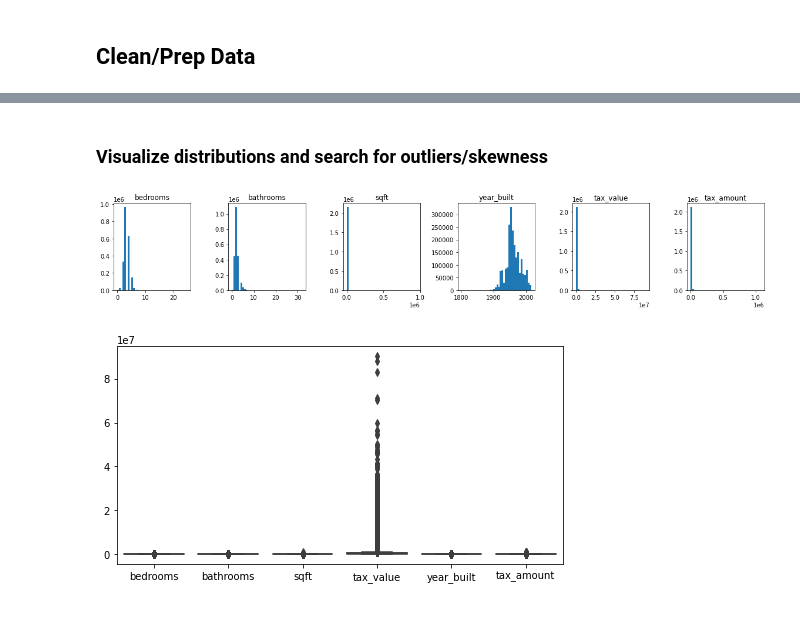
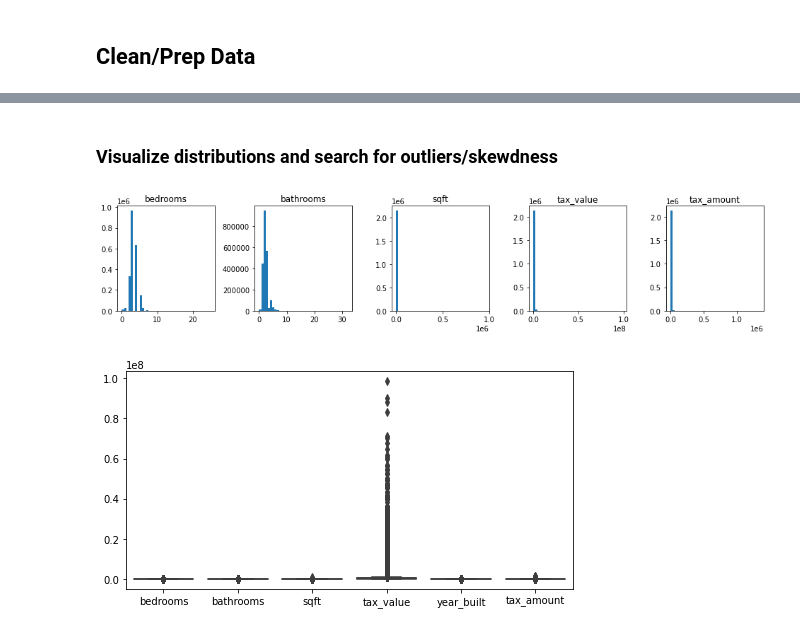
Before and after one commit to kristofer-rivera/regression-exercises, a Jupyter notebook: wrangle.ipynb, the cells around one changed output, grey strips where cells are left out. Drawn from its saved outputs; the diff is of its cells as text; code cells hidden in the pictures.

```diff
--- a/wrangle.ipynb
+++ b/wrangle.ipynb
@@ -61,8 +65,8 @@ memory usage: 115.0 MB
 #Cache a local csv file
 df.to_csv('zillow_raw.csv', index=False)
 # %%
-zillow = pd.read_csv('zillow_raw.csv')
-zillow.head()
+df = pd.read_csv('zillow_raw.csv')
+df.head()
 # %% [output]
 |  | bedroomcnt | bathroomcnt | calculatedfinishedsquarefeet | taxvaluedollarcnt | yearbuilt | taxamount | fips |
 | 0 | 0.0 | 0.0 | NaN | 27516.0 | NaN | NaN | 6037.0 |
@@ -72,3 +76,10 @@ zillow.head()
 | 4 | 4.0 | 2.0 | 3633.0 | 296425.0 | 2005.0 | 6941.39 | 6037.0 |
 # %% [markdown]
 ## Clean/Prep Data
+# %%
+# Renaming columns for clarity
+
+df = df.rename(columns = {'bedroomcnt': 'bedrooms', 'bathroomcnt': 'bathrooms',
+                                  'calculatedfinishedsquarefeet': 'sqft', 'taxvaluedollarcnt': 'tax_value',
+                                  'yearbuilt': 'year_built', 'taxamount': 'tax_amount'})
+df.head()
@@ -188,37 +153,42 @@ memory usage: 130.6 MB
 # %% [markdown]
-### Visualize distributions and search for outliers/skewness
+### Visualize distributions and search for outliers/skewdness
 # %%
 plt.figure(figsize=(16, 3))
 
 # List of columns
-cols = ['bedrooms', 'bathrooms', 'sqft', 'year_built', 'tax_value', 'tax_amount']
+cols = ['bedrooms', 'bathrooms', 'sqft', 'tax_value', 'tax_amount']
 
 for i, col in enumerate(cols):
 
     # i starts at 0, but plot nos should start at 1
     plot_number = i + 1
 
     # Create subplot.
     plt.subplot(1, 6, plot_number)
 
     # Title with column name.
     plt.title(col)
 
     # Display histogram for column.
-    zillow[col].hist(bins=40)
+    df[col].hist(bins=40)
 
     # Hide gridlines.
     plt.grid(False)
 
+    #turn off scientific notation
+    plt.ticklabel_format(useOffset=False)
+
     #get rid of overlapping plots
     plt.tight_layout()
+
+plt.show()
 # %% [output]
-[figure, old version]
+[figure, new version]
 # %%
 plt.figure(figsize=(8,4))
 
 # Create boxplots for all but fips.
-sns.boxplot(data=zillow.drop(columns=['fips']))
+sns.boxplot(data=df.drop(columns=['fips']))
 plt.show()
 # %% [output]
-[figure, old version]
+[figure, new version]
```
Also changed, not shown: parts of 48 cells of this notebook, 1 other file.
